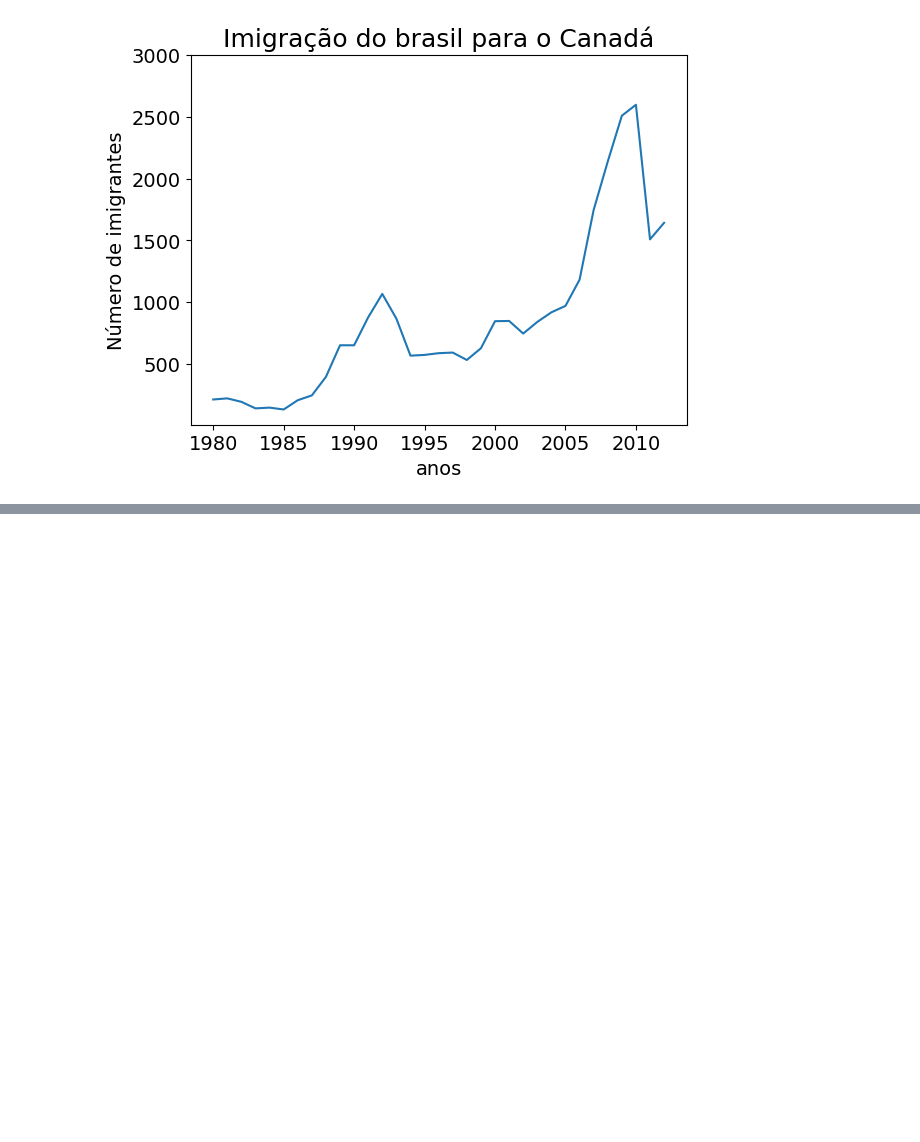
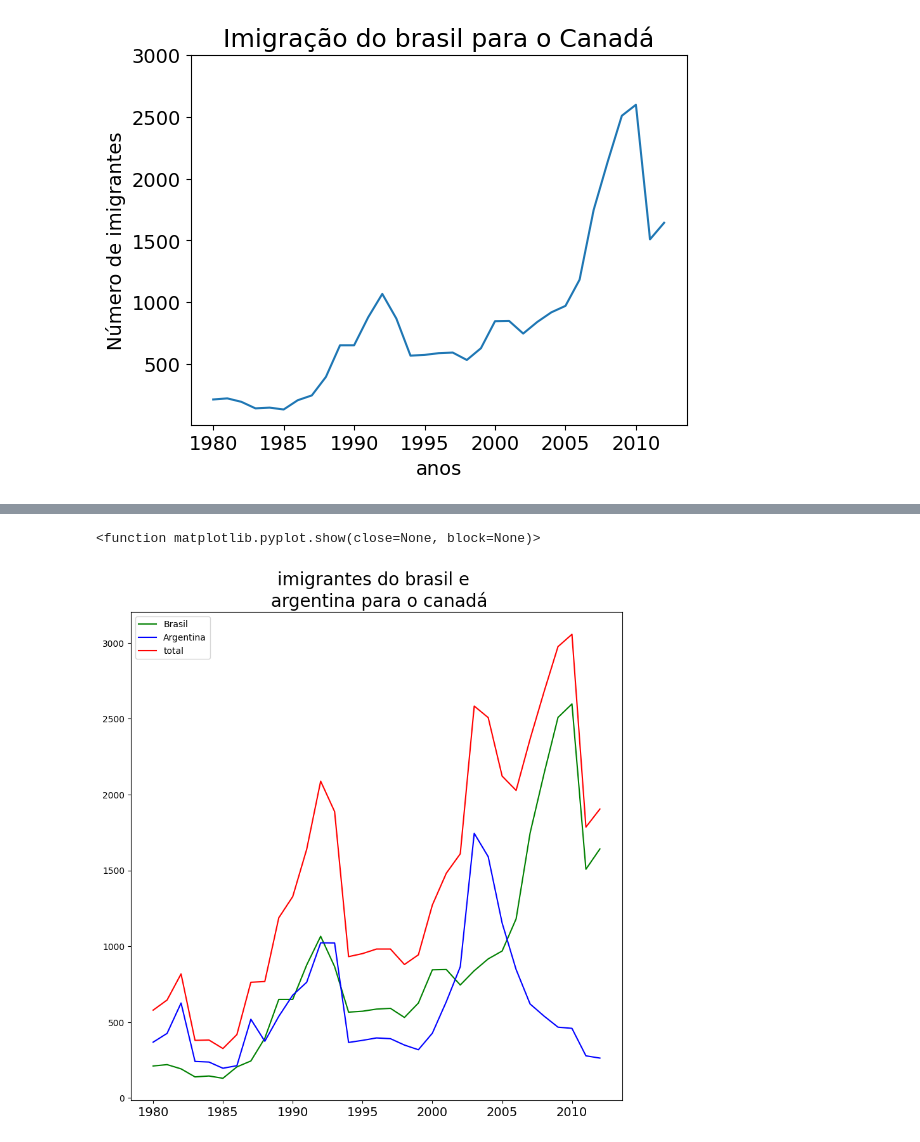
Before and after one commit to Murilosxv/ATIV.-IABD, a Jupyter notebook: aula04/aula04.ipynb, the cells around one changed output, grey strips where cells are left out. Saved outputs shown, nothing was run; the diff lists cells and outputs as text; code cells hidden in the pictures; blank space fills up the shorter version.

```diff
--- a/aula04/aula04.ipynb
+++ b/aula04/aula04.ipynb
@@ -108,0 +179,2 @@ plt.show()
+# %%
+df_comparação =  dados.loc[['Brasil','Argentina'],anos]
@@ -108,0 +189,16 @@ plt.show()
+# %%
+df_comparação = df_comparação.T
+# %%
+df_comparação['T'] = df_comparação['Brasil'] + df_comparação['Argentina']
+# %%
+plt.figure(figsize=(10,10))
+plt.plot(df_comparação['Brasil'],label = 'Brasil', color= 'green')
+plt.plot(df_comparação['Argentina'], label = 'Argentina',color = 'blue')
+plt.plot(df_comparação ['T'],label= 'total',color = 'red')
+plt.legend()
+plt.xticks (['1980','1985','1990','1995','2000','2005','2010'],fontsize=14)
+plt.title('imigrantes do brasil e \n argentina para o canadá', fontsize= 20)
+plt.show
+# %% [output]
+<function matplotlib.pyplot.show(close=None, block=None)>
+[figure, added]
```
Also changed, not shown: parts of 11 cells of this notebook, 8 other files.
